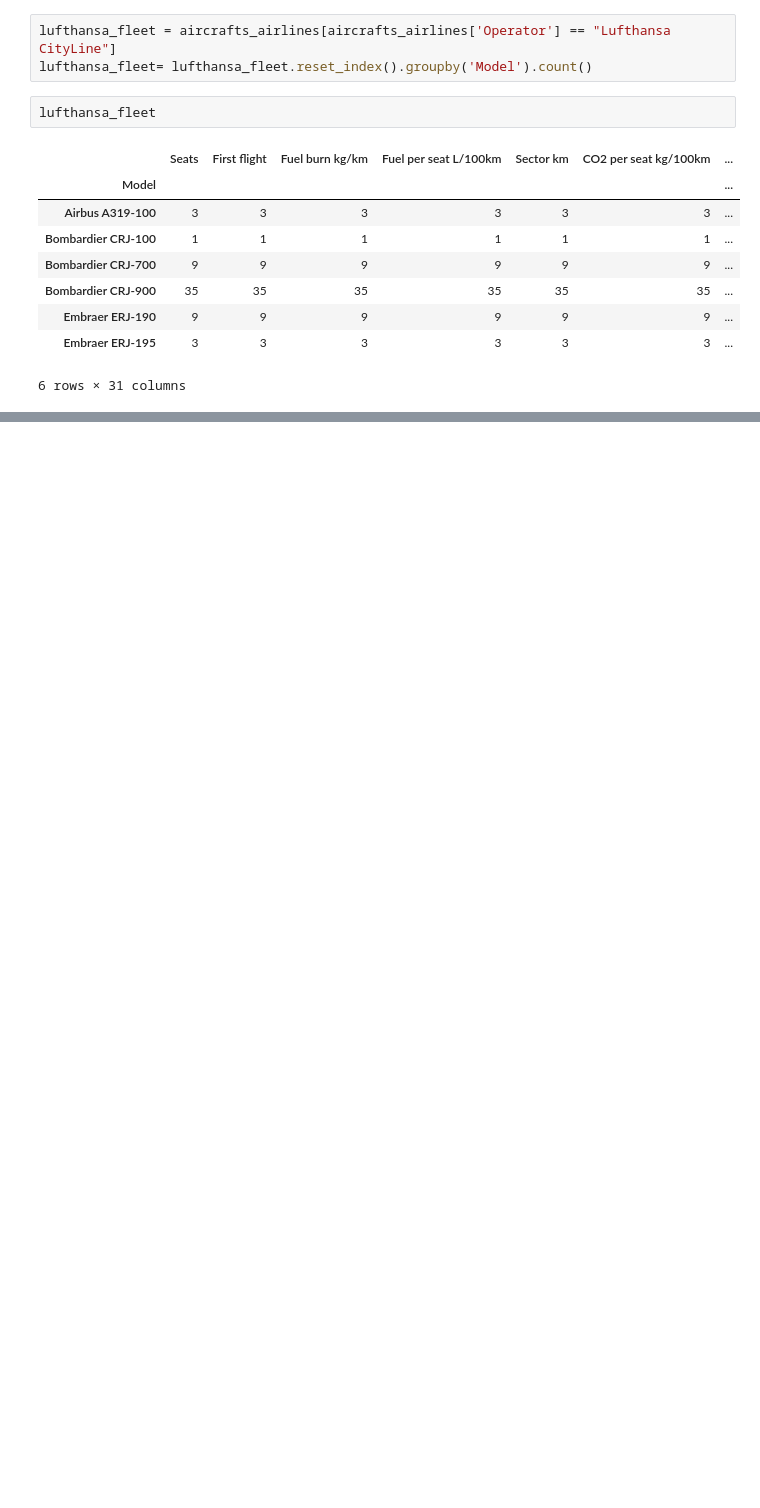
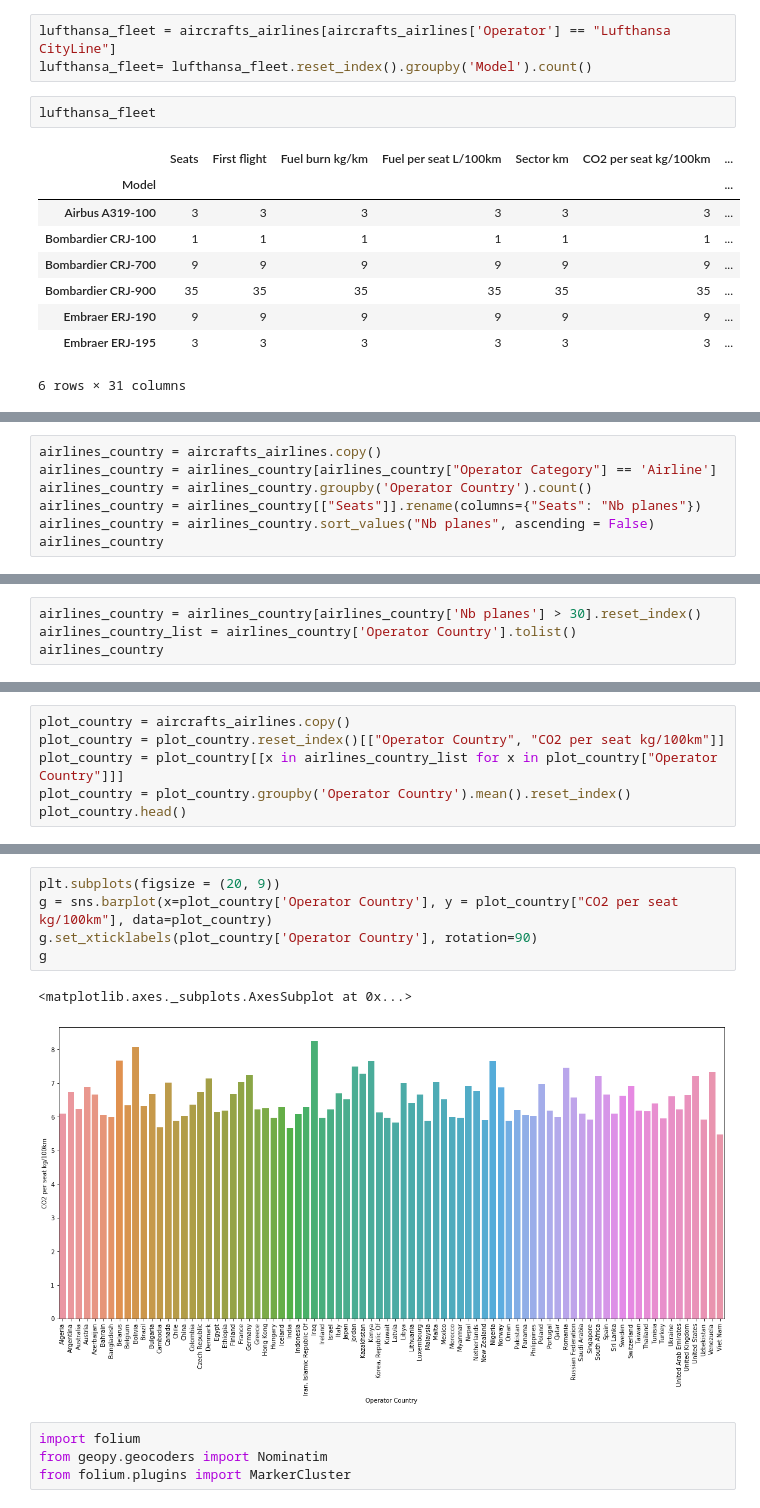
Before and after one commit to Jmion/aviation-co2-impact, a Jupyter notebook: planespotter.ipynb, the cells around one changed output, grey strips where cells are left out. Saved outputs shown, nothing was run; the diff lists cells and outputs as text; blank space fills up the shorter version.

Commit message:
Add folium

```diff
--- a/planespotter.ipynb
+++ b/planespotter.ipynb
@@ -224,0 +257,7 @@ lufthansa_fleet
+# %%
+airlines_country = aircrafts_airlines.copy()
+airlines_country = airlines_country[airlines_country["Operator Category"] == 'Airline']
+airlines_country = airlines_country.groupby('Operator Country').count()
+airlines_country = airlines_country[["Seats"]].rename(columns={"Seats": "Nb planes"})
+airlines_country = airlines_country.sort_values("Nb planes", ascending = False)
+airlines_country
@@ -224,0 +279,4 @@ lufthansa_fleet
+# %%
+airlines_country = airlines_country[airlines_country['Nb planes'] > 30].reset_index()
+airlines_country_list = airlines_country['Operator Country'].tolist()
+airlines_country
@@ -224,0 +297,6 @@ lufthansa_fleet
+# %%
+plot_country = aircrafts_airlines.copy()
+plot_country = plot_country.reset_index()[["Operator Country", "CO2 per seat kg/100km"]]
+plot_country = plot_country[[x in airlines_country_list for x in plot_country["Operator Country"]]]
+plot_country = plot_country.groupby('Operator Country').mean().reset_index()
+plot_country.head()
@@ -224,0 +310,12 @@ lufthansa_fleet
+# %%
+plt.subplots(figsize = (20, 9))
+g = sns.barplot(x=plot_country['Operator Country'], y = plot_country["CO2 per seat kg/100km"], data=plot_country)
+g.set_xticklabels(plot_country['Operator Country'], rotation=90)
+g
+# %% [output]
+<matplotlib.axes._subplots.AxesSubplot at 0x...>
+[figure, added]
+# %%
+import folium
+from geopy.geocoders import Nominatim
+from folium.plugins import MarkerCluster
```
Also changed, not shown: parts of 12 cells of this notebook.
